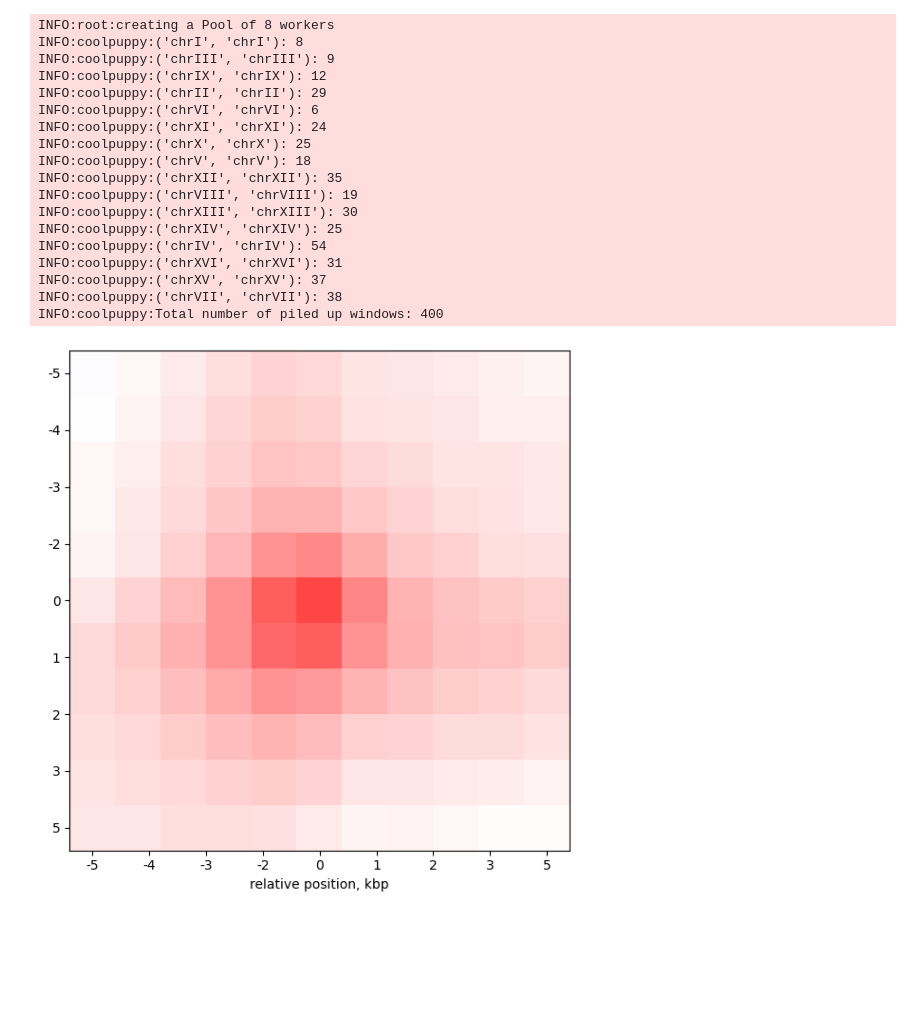
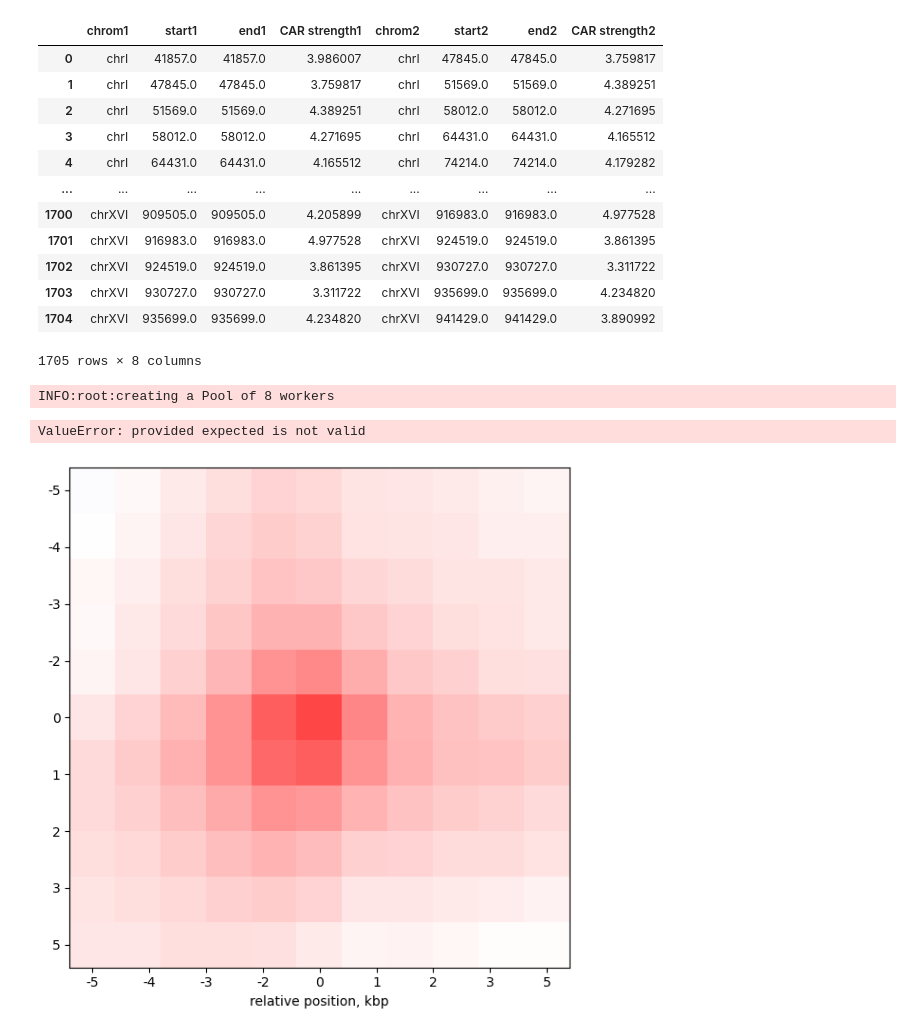
Before and after one commit to npelletbossot/Workspace, a Jupyter notebook: notebooks/work/NN_CARs.ipynb, the cells around one changed output. Cells and saved outputs as stored; diff of their text form; code cells hidden in the pictures; blank space fills up the shorter version.

```diff
--- a/notebooks/work/NN_CARs.ipynb
+++ b/notebooks/work/NN_CARs.ipynb
@@ -123,19 +125,34 @@ for chrom in chroms[:]:
     CARs_df_NN.append(CARs_df_NN_chrom)
 
 CARs_df_NN = pd.concat(CARs_df_NN, ignore_index=True)
+# %%
+CARs_df_NN
+# %% [output]
+|  | chrom1 | start1 | end1 | CAR strength1 | chrom2 | start2 | end2 | CAR strength2 |
+| 0 | chrI | 41857.0 | 41857.0 | 3.986007 | chrI | 47845.0 | 47845.0 | 3.759817 |
+| 1 | chrI | 47845.0 | 47845.0 | 3.759817 | chrI | 51569.0 | 51569.0 | 4.389251 |
+| 2 | chrI | 51569.0 | 51569.0 | 4.389251 | chrI | 58012.0 | 58012.0 | 4.271695 |
+| 3 | chrI | 58012.0 | 58012.0 | 4.271695 | chrI | 64431.0 | 64431.0 | 4.165512 |
+| 4 | chrI | 64431.0 | 64431.0 | 4.165512 | chrI | 74214.0 | 74214.0 | 4.179282 |
+| ... | ... | ... | ... | ... | ... | ... | ... | ... |
+| 1700 | chrXVI | 909505.0 | 909505.0 | 4.205899 | chrXVI | 916983.0 | 916983.0 | 4.977528 |
+| 1701 | chrXVI | 916983.0 | 916983.0 | 4.977528 | chrXVI | 924519.0 | 924519.0 | 3.861395 |
+| 1702 | chrXVI | 924519.0 | 924519.0 | 3.861395 | chrXVI | 930727.0 | 930727.0 | 3.311722 |
+| 1703 | chrXVI | 930727.0 | 930727.0 | 3.311722 | chrXVI | 935699.0 | 935699.0 | 4.234820 |
+| 1704 | chrXVI | 935699.0 | 935699.0 | 4.234820 | chrXVI | 941429.0 | 941429.0 | 3.890992 |
+1705 rows × 8 columns
 # %%
 #Load cooler file and create expected dataframe for the off-diagonal plots
 
 resolution=1000
-clr = cooler.Cooler("/Users/dariodasaro/Desktop/PhD_data/ENS/mcpoly_data/GSE151553_A364_merged1kb.mcool::/resolutions/" + str(resolution))
+clr = cooler.Cooler("/home/nicolas/Documents/Workspace/nucleo/outputs/NUC/AD908_G2_mixed.mcool::/resolutions/" + str(resolution))
 view_df=pd.DataFrame({"chrom":clr.chromnames,"start":0,"end":clr.chromsizes.values,"name":clr.chromnames})
-
 
 #compute expected cis using cooltools (a df containing the P(s))
 cvd = cooltools.expected_cis(
 clr=clr,
     view_df=view_df,
-    clr_weight_name="weight",
+    clr_weight_name=None,
     smooth=True,
     aggregate_smoothed=False,
     nproc=8 #if you do not have multiple cores available, set to 1
@@ -158,23 +175,7 @@ pup = coolpup.pileup(
 )
 # %% [output]
 INFO:root:creating a Pool of 8 workers
-INFO:coolpuppy:('chrI', 'chrI'): 8
-INFO:coolpuppy:('chrIII', 'chrIII'): 9
-INFO:coolpuppy:('chrIX', 'chrIX'): 12
-INFO:coolpuppy:('chrII', 'chrII'): 29
-INFO:coolpuppy:('chrVI', 'chrVI'): 6
-INFO:coolpuppy:('chrXI', 'chrXI'): 24
-INFO:coolpuppy:('chrX', 'chrX'): 25
-INFO:coolpuppy:('chrV', 'chrV'): 18
-INFO:coolpuppy:('chrXII', 'chrXII'): 35
-INFO:coolpuppy:('chrVIII', 'chrVIII'): 19
-INFO:coolpuppy:('chrXIII', 'chrXIII'): 30
-INFO:coolpuppy:('chrXIV', 'chrXIV'): 25
-INFO:coolpuppy:('chrIV', 'chrIV'): 54
-INFO:coolpuppy:('chrXVI', 'chrXVI'): 31
-INFO:coolpuppy:('chrXV', 'chrXV'): 37
-INFO:coolpuppy:('chrVII', 'chrVII'): 38
-INFO:coolpuppy:Total number of piled up windows: 400
+ValueError: provided expected is not valid
 # %%
 fig, ax = plt.subplots(figsize=(6, 6))
 mtx=pup.loc[0, 'data']
```
Also changed, not shown: parts of 3 cells of this notebook, 2 other files.
